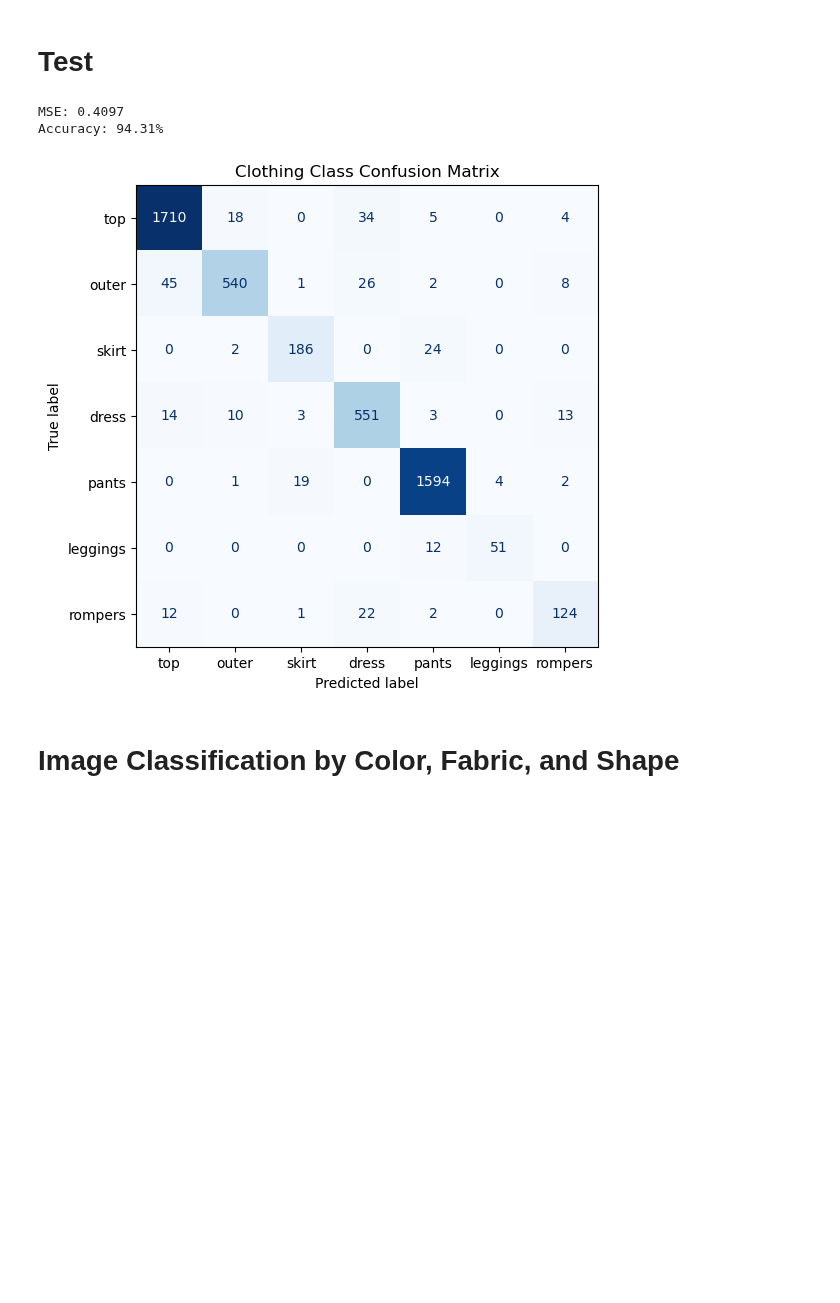
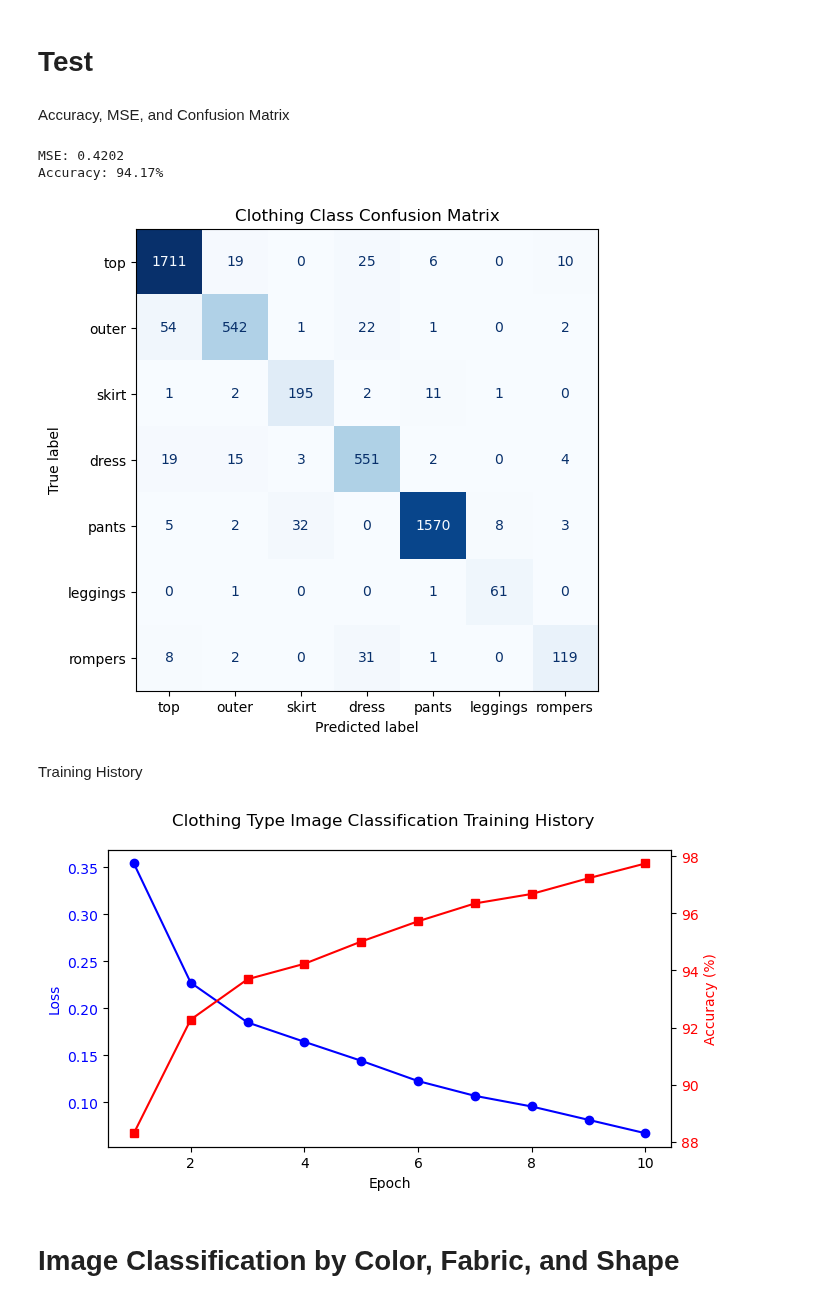
Before and after one commit to UMASIVAKUMAR14/FindYourStyle, a Jupyter notebook: model/model.ipynb, the cells around one changed output. Cells and saved outputs as stored; diff of their text form; code cells hidden in the pictures; blank space fills up the shorter version.

```diff
--- a/model/model.ipynb
+++ b/model/model.ipynb
@@ -187,12 +187,16 @@ Training Loop
 
 # Normalization layer (applied after masking)
 normalizer = transforms.Normalize(mean=[0.485, 0.456, 0.406], std=[0.229, 0.224, 0.225])
+model1_epoch_losses = []
+model1_epoch_acc = []
 
 print("Starting Training...")
 
 for epoch in range(num_epochs):
     model.train()
     running_loss = 0.0
+    correct = 0
+    total = 0
 
     for i, (images, masks, labels) in enumerate(train_loader):
         images, masks, labels = images.to(device), masks.to(device), labels.to(device)
@@ -213,10 +217,19 @@ for epoch in range(num_epochs):
         optimizer.step()
         running_loss += loss.item()
 
+        preds = outputs.argmax(dim=1)
+        correct += (preds == labels).sum().item()
+        total += labels.size(0)
+
         if i % 100 == 0:
             print(f"Epoch [{epoch+1}/{num_epochs}], Step [{i}], Loss: {loss.item():.4f}")
 
-    print(f"Epoch [{epoch+1}/{num_epochs}] complete. Average Loss: {running_loss / len(train_loader):.4f}")
+    average_loss = running_loss / len(train_loader)
+    epoch_accuracy = correct / total if total else 0.0
+    model1_epoch_losses.append(average_loss)
+    model1_epoch_acc.append(epoch_accuracy)
+
+    print(f"Epoch [{epoch+1}/{num_epochs}] complete. Average Loss: {average_loss:.4f}, Accuracy: {epoch_accuracy:.4f}")
 
 print("Training complete.")
 # %% [output]
@@ -239,6 +252,8 @@ Epoch [10/10] complete. Average Loss: 0.0610
 Training complete.
 # %% [markdown]
 # Test
+# %% [markdown]
+Accuracy, MSE, and Confusion Matrix
 # %%
 label_names = ['top', 'outer', 'skirt', 'dress', 'pants', 'leggings', 'rompers']
 
@@ -303,9 +318,29 @@ def evaluate_clothing_model(model, data_loader, device, normalizer, num_classes=
 # Run on the current test data loader
 evaluate_clothing_model(model, test_loader, device, normalizer, num_classes=7, label_names=label_names)
 # %% [output]
-MSE: 0.4097
-Accuracy: 94.31%
+MSE: 0.4202
+Accuracy: 94.17%
-[figure, old version]
+[figure, new version]
+# %% [markdown]
+Training History
+# %%
+epochs = range(1, len(model1_epoch_losses) + 1)
+fig, ax1 = plt.subplots(figsize=(7, 4))
+ax1.plot(epochs, model1_epoch_losses, 'b-o', label='Loss')
+ax1.set_xlabel('Epoch')
+ax1.set_ylabel('Loss', color='b')
+ax1.tick_params(axis='y', labelcolor='b')
+
+ax2 = ax1.twinx()
+ax2.plot(epochs, [acc * 100 for acc in model1_epoch_acc], 'r-s', label='Accuracy')
+ax2.set_ylabel('Accuracy (%)', color='r')
+ax2.tick_params(axis='y', labelcolor='r')
+
+fig.suptitle('Clothing Type Image Classification Training History')
+fig.tight_layout()
+plt.show()
+# %% [output]
+[figure, added]
 # %% [markdown]
 # **Image Classification by Color, Fabric, and Shape**
 # %% [markdown]
```
Also changed, not shown: parts of 8 cells of this notebook, 1 other file.
